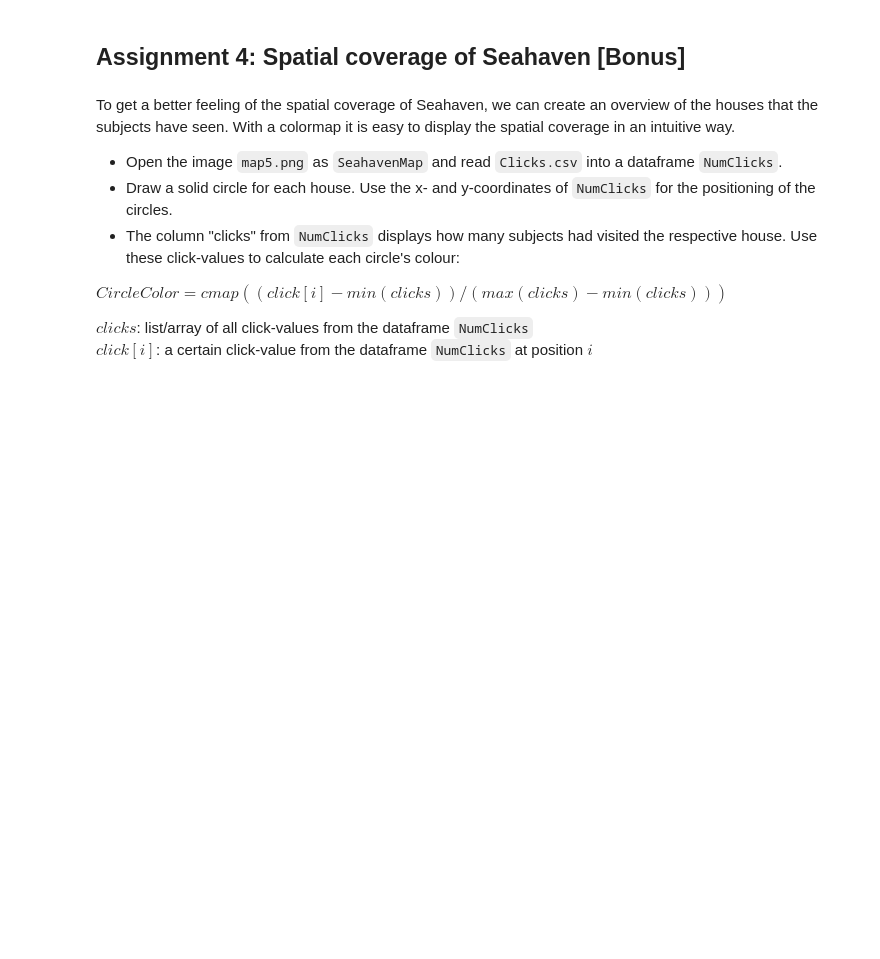
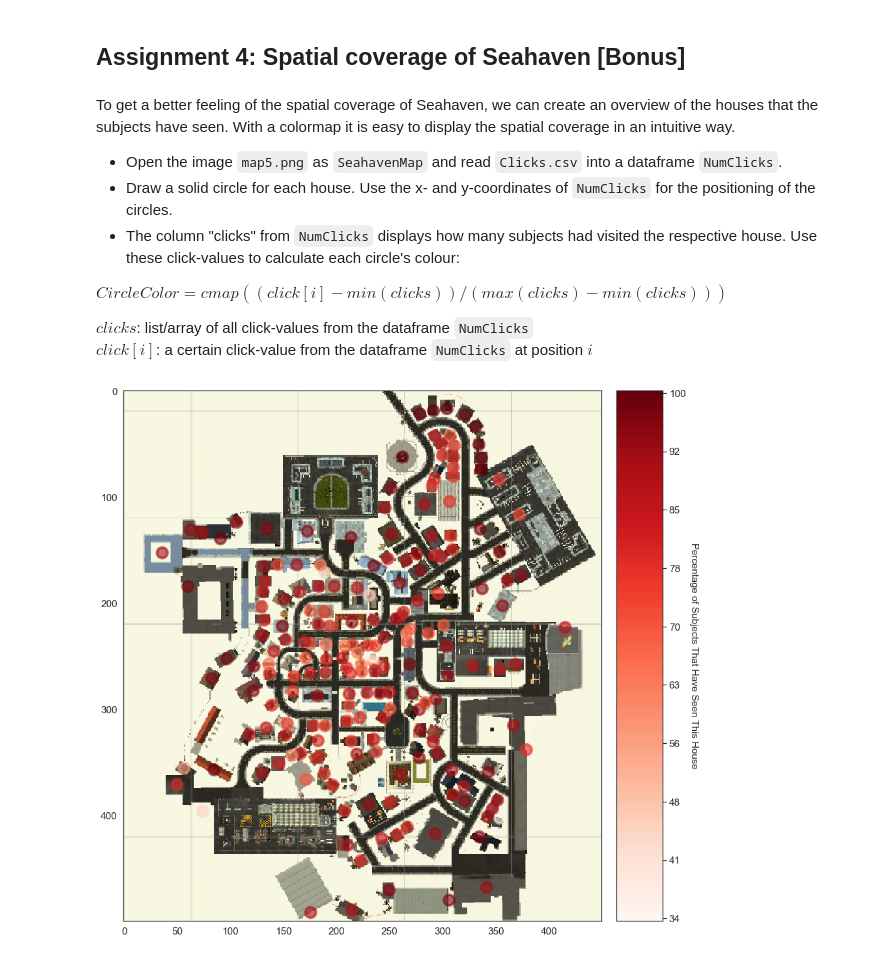
Before and after one commit to NBP-ACC/week-6-acc_3, a Jupyter notebook: sheet04_nadja.ipynb, the cells around one changed output. Cells and saved outputs as stored; diff of their text form; code cells hidden in the pictures; blank space fills up the shorter version.

````diff
--- a/sheet04_nadja.ipynb
+++ b/sheet04_nadja.ipynb
@@ -371,30 +371,49 @@
 $click[i]$: a certain click-value from the dataframe ```NumClicks``` at position $i$
 # %%
 # open the files and extract the necessary data
-# TODO
+# get the path
+PATH = os.getcwd() + "/Data"
 
+# open seahaven map as image
+SeahavenMap = Image.open(PATH + "/map5.png")
+
+# read in the data of Clicks.csv
+NumClicks = pd.DataFrame()
+NumClicks = pd.read_csv(PATH + "/Clicks.csv")
 
 # set everything up to display the Seahaven Map
 fig = plt.figure(figsize=(15,15))
 SeahavenMap = SeahavenMap.resize((450,500))
 ax = plt.subplot2grid((10, 10), (0, 0), colspan=9,rowspan=10)
 plt.imshow(SeahavenMap, aspect = 'equal')
 
 # choose a colormap for the circles that display the houses
 cmap = plt.cm.get_cmap('Reds')
 
 # draw the circles and give them the right color (using the given colormap)
-# TODO
+# save clicks for further use
+clicks = NumClicks['clicks']
+# calculate minimum clicks and maximum clicks
+minClicks = min(clicks)
+maxClicks = max(clicks)
 
+# iterate through NumClicks
+for house, row in NumClicks.iterrows():
+    # calculate the color according to the formula
+    CircleColor = cmap((clicks[house] - minClicks) / (maxClicks - minClicks))
+    # draw the circle with calculated color onto the map according to x- and y-coordinates
+    ax.add_artist(plt.Circle((row['x'], row['y']), color = CircleColor, alpha = 0.6, linewidth = 4.0))
 
 # set everything up to display the Colormap / legend for the circle's colors
 a=np.outer(np.arange(0,1,0.01),np.ones(3))
 ax2 = plt.subplot2grid((10, 10), (0, 9),rowspan=10)
 plt.imshow(a,aspect='auto',cmap='Reds',origin="lower")
 ax2.get_xaxis().set_ticks([])
 ax2.get_yaxis().set_ticks(np.linspace(0,99,10))
 ax2.get_yaxis().set_ticklabels(np.linspace((min(clicks)/64)*100,(max(clicks)/64)*100,10,dtype=int))
 ax2.yaxis.tick_right()
 ax2.set_ylabel("Percentage of Subjects That Have Seen This House",rotation=270, fontsize=15, labelpad=20)
 ax2.yaxis.set_label_position("right")
 plt.show()
+# %% [output]
+[figure, added]
````
Also changed, not shown: parts of 3 cells of this notebook.
